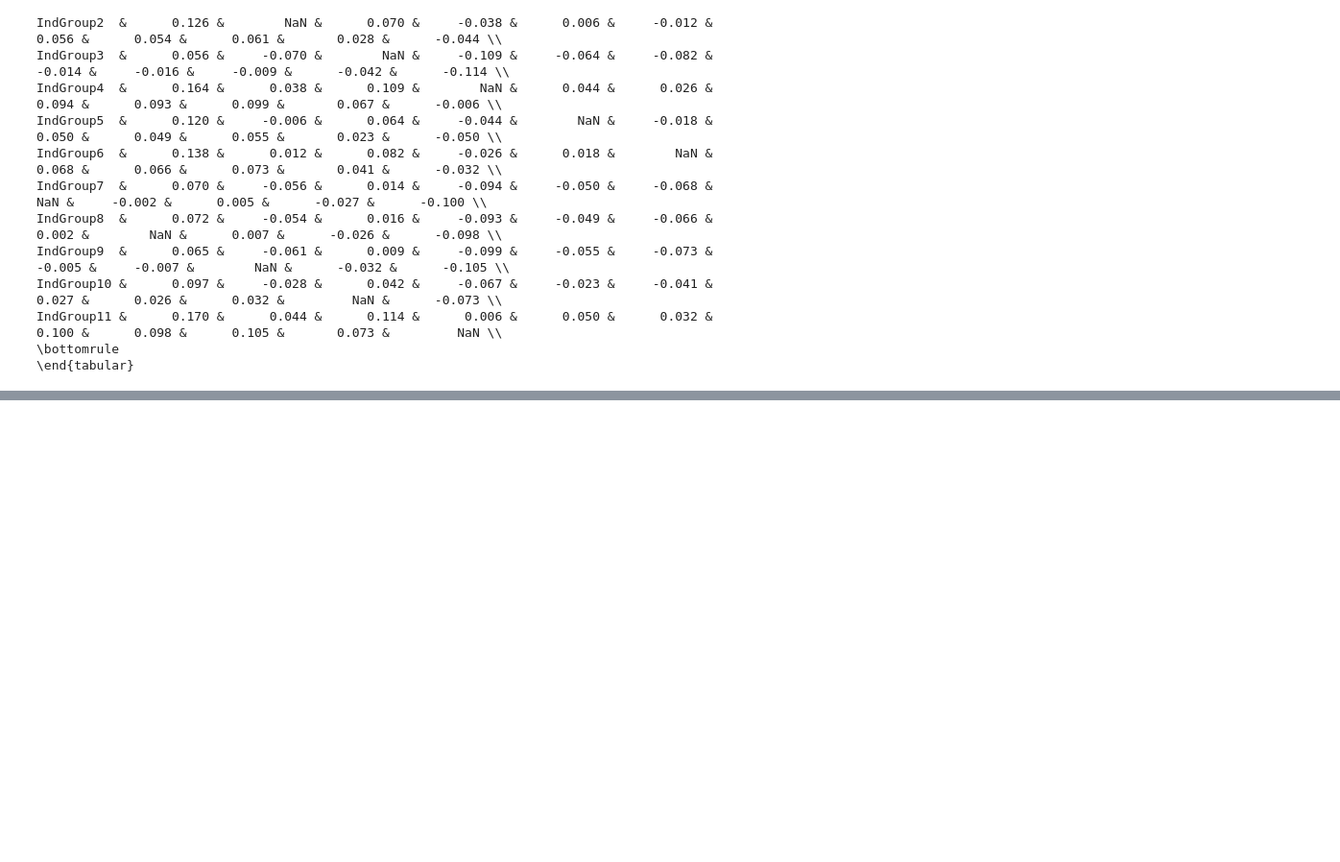
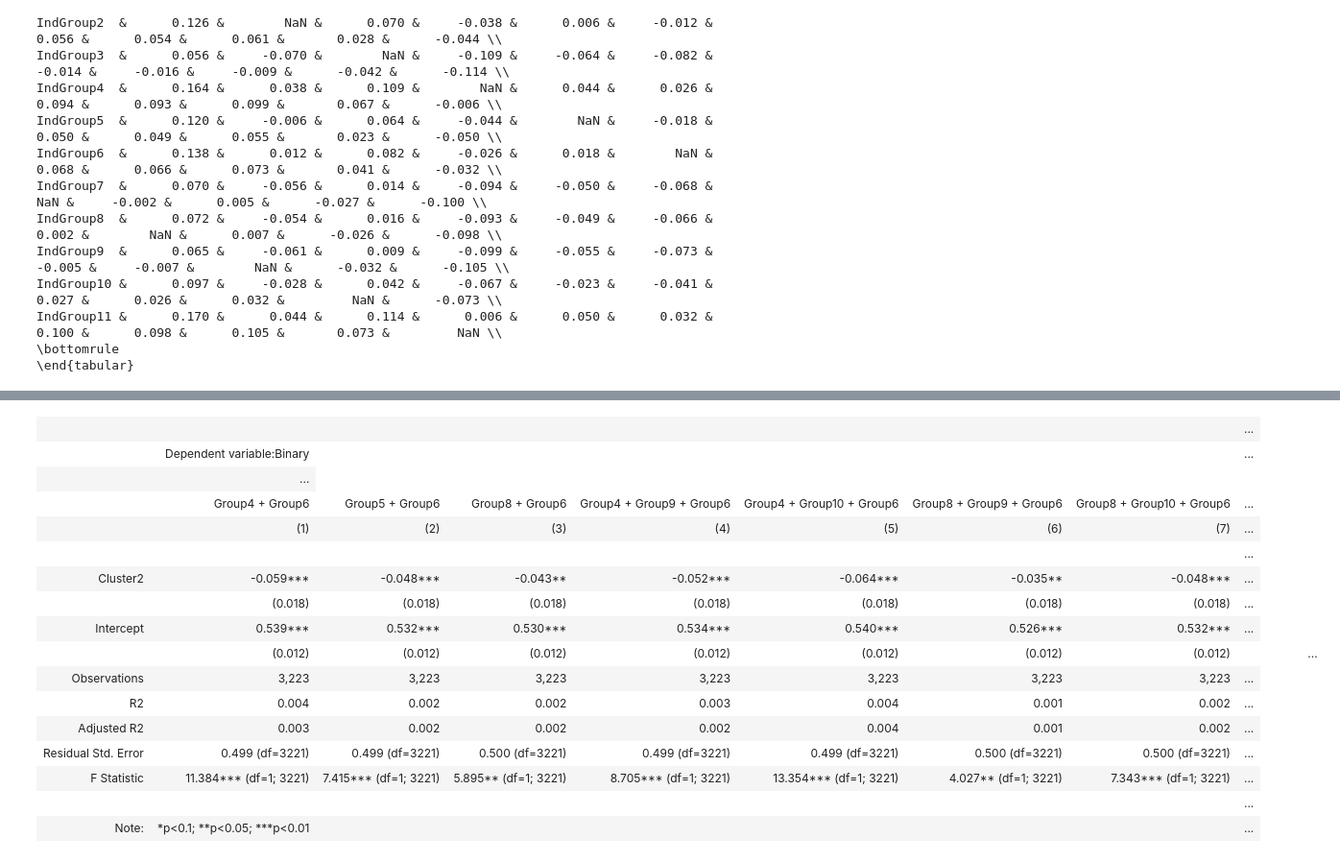
Before and after one commit to wanxii/nonlinear-pricing, a Jupyter notebook: regression.ipynb, the cells around one changed output, grey strips where cells are left out. Shown at 96% size. Drawn from its saved outputs; the diff is of its cells as text; code cells hidden in the pictures; blank space fills up the shorter version.

```diff
--- a/regression.ipynb
+++ b/regression.ipynb
@@ -1101,0 +1192,20 @@ IndGroup11 &      0.170 &      0.044 &      0.114 &      0.006 &      0.050 &
+# %%
+s_acc
+# %% [output]
+|  |  |  |  |  |  |  |  | ... |
+|  | Dependent variable:Binary |  |  |  |  |  |  | ... |
+|  | ... |
+|  | Group4 + Group6 | Group5 + Group6 | Group8 + Group6 | Group4 + Group9 + Group6 | Group4 + Group10 + Group6 | Group8 + Group9 + Group6 | Group8 + Group10 + Group6 | ... |
+|  | (1) | (2) | (3) | (4) | (5) | (6) | (7) | ... |
+|  |  |  |  |  |  |  |  | ... |
+| Cluster2 | -0.059*** | -0.048*** | -0.043** | -0.052*** | -0.064*** | -0.035** | -0.048*** | ... |
+|  | (0.018) | (0.018) | (0.018) | (0.018) | (0.018) | (0.018) | (0.018) | ... |
+| Intercept | 0.539*** | 0.532*** | 0.530*** | 0.534*** | 0.540*** | 0.526*** | 0.532*** | ... |
+|  | (0.012) | (0.012) | (0.012) | (0.012) | (0.012) | (0.012) | (0.012) |  |  |  |  | ... |
+| Observations | 3,223 | 3,223 | 3,223 | 3,223 | 3,223 | 3,223 | 3,223 | ... |
+| R2 | 0.004 | 0.002 | 0.002 | 0.003 | 0.004 | 0.001 | 0.002 | ... |
+| Adjusted R2 | 0.003 | 0.002 | 0.002 | 0.002 | 0.004 | 0.001 | 0.002 | ... |
+| Residual Std. Error | 0.499 (df=3221) | 0.499 (df=3221) | 0.500 (df=3221) | 0.499 (df=3221) | 0.499 (df=3221) | 0.500 (df=3221) | 0.500 (df=3221) | ... |
+| F Statistic | 11.384*** (df=1; 3221) | 7.415*** (df=1; 3221) | 5.895** (df=1; 3221) | 8.705*** (df=1; 3221) | 13.354*** (df=1; 3221) | 4.027** (df=1; 3221) | 7.343*** (df=1; 3221) | ... |
+|  |  |  |  |  |  |  |  | ... |
+| Note: | *p<0.1; **p<0.05; ***p<0.01 |  |  |  |  |  |  | ... |
```
Also changed, not shown: parts of 24 cells of this notebook.
